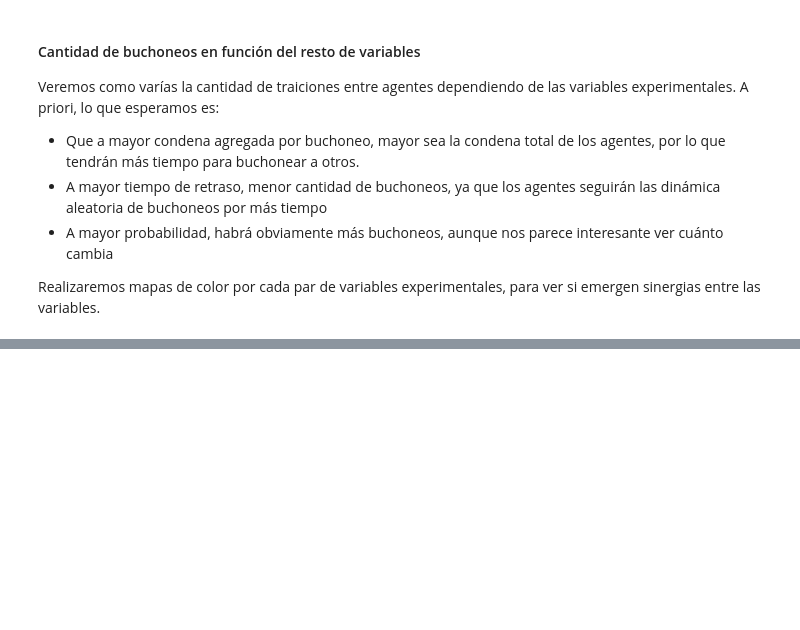
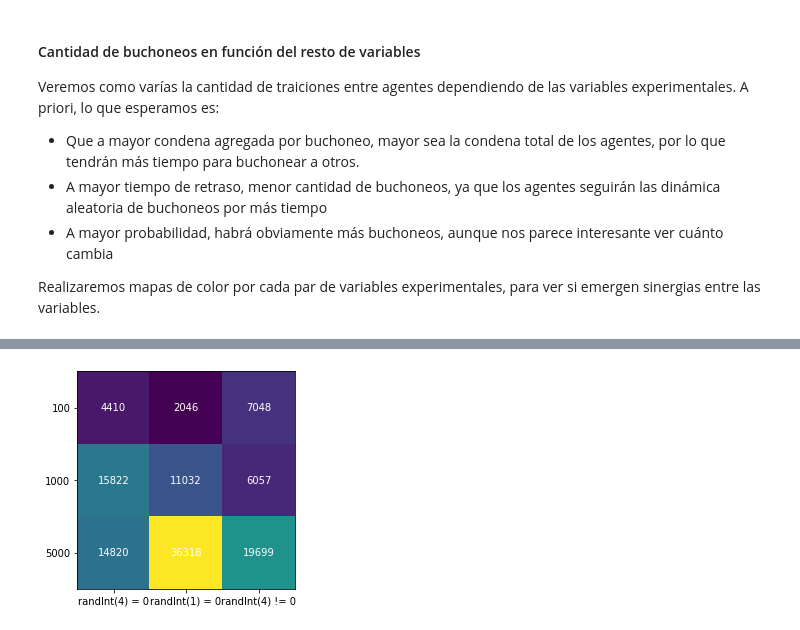
Before and after one commit to TobiasCarreira/sed-tp2, a Jupyter notebook: Simulación de Eventos Discretos - TP2.ipynb, the cells around one changed output, grey strips where cells are left out. Saved outputs shown, nothing was run; the diff lists cells and outputs as text; code cells hidden in the pictures; blank space fills up the shorter version.

```diff
--- a/Simulación de Eventos Discretos - TP2.ipynb
+++ b/Simulación de Eventos Discretos - TP2.ipynb
@@ -252,0 +232,4 @@ plt.show()
+# %%
+plot_heatmap(sentences, betrayal_probas, num_conflicts.groupby(['c','p'])['num'].sum())
+# %% [output]
+[figure, added]
```
Also changed, not shown: parts of 7 cells of this notebook.
